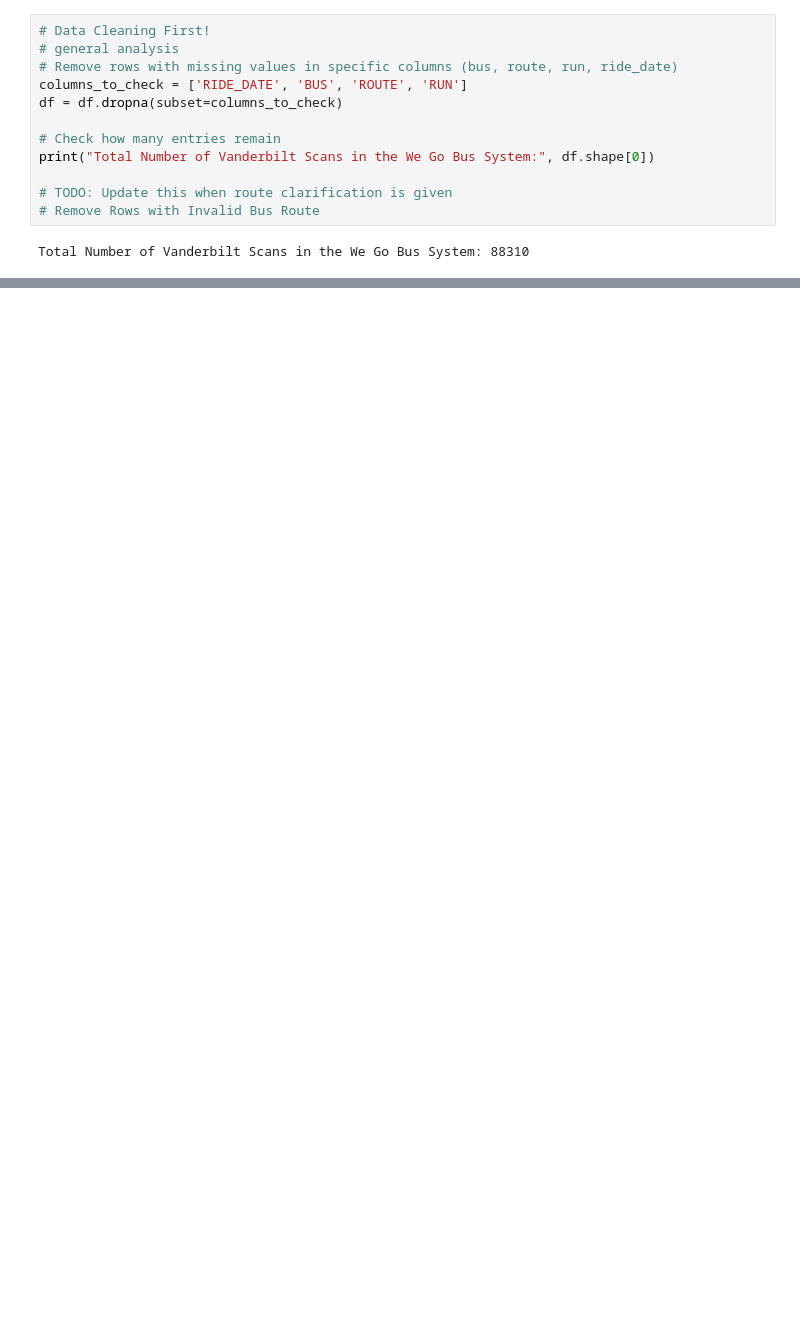
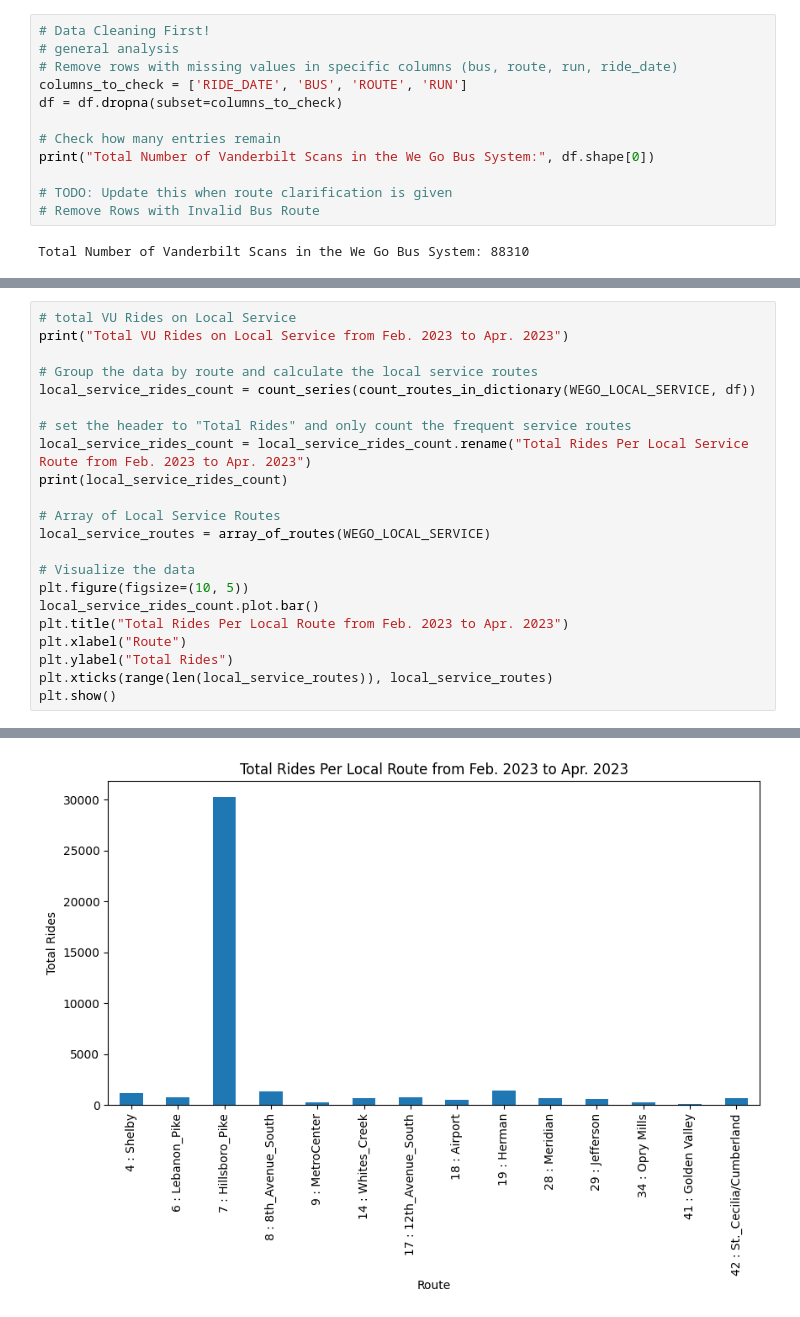
Before and after one commit to SySyAli/vanderbilt_movevu, a Jupyter notebook: testing/testing.ipynb, the cells around one changed output, grey strips where cells are left out. Saved outputs shown, nothing was run; the diff lists cells and outputs as text; blank space fills up the shorter version.

```diff
--- a/testing/testing.ipynb
+++ b/testing/testing.ipynb
@@ -138,0 +247,23 @@ Total Number of Vanderbilt Scans in the We Go Bus System: 88310
+# %%
+# total VU Rides on Local Service
+print("Total VU Rides on Local Service from Feb. 2023 to Apr. 2023")
+
+# Group the data by route and calculate the local service routes
+local_service_rides_count = count_series(count_routes_in_dictionary(WEGO_LOCAL_SERVICE, df))
+
+# set the header to "Total Rides" and only count the frequent service routes
+local_service_rides_count = local_service_rides_count.rename("Total Rides Per Local Service Route from Feb. 2023 to Apr. 2023")
+print(local_service_rides_count)
+
+# Array of Local Service Routes
+local_service_routes = array_of_routes(WEGO_LOCAL_SERVICE)
+
+# Visualize the data
+plt.figure(figsize=(10, 5))
+local_service_rides_count.plot.bar()
+plt.title("Total Rides Per Local Route from Feb. 2023 to Apr. 2023")
+plt.xlabel("Route")
+plt.ylabel("Total Rides")
+plt.xticks(range(len(local_service_routes)), local_service_routes)
+plt.show()
+# %% [output]
@@ -138,0 +287 @@ Total Number of Vanderbilt Scans in the We Go Bus System: 88310
+[figure, added]
```
Also changed, not shown: parts of 10 cells of this notebook.
